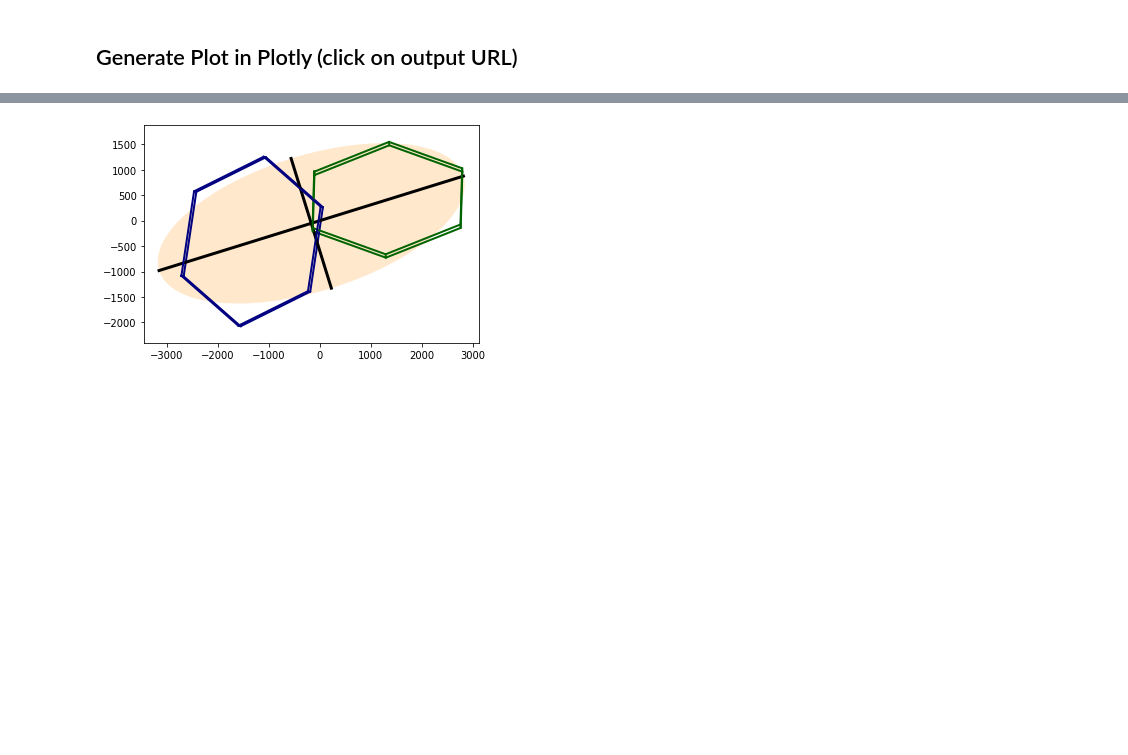
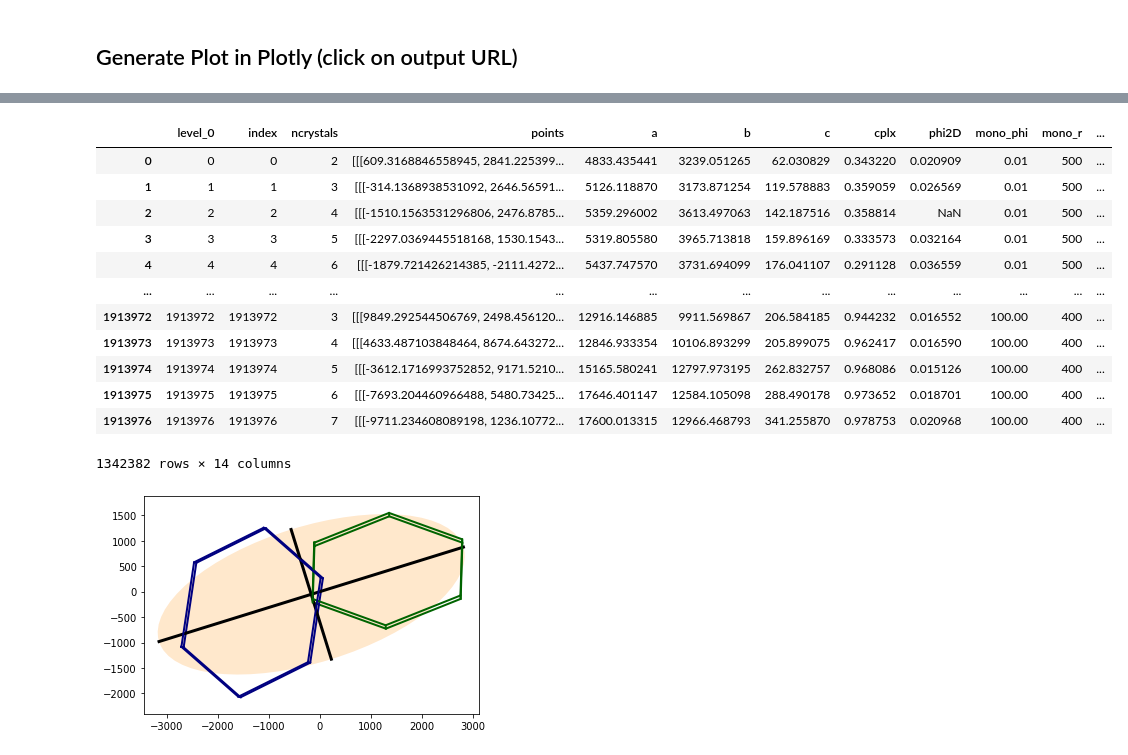
Before and after one commit to vprzybylo/IPAS, a Jupyter notebook: ipas/visualizations/Agg_Visualizations.ipynb, the cells around one changed output, grey strips where cells are left out. Saved outputs shown, nothing was run; the diff lists cells and outputs as text; code cells hidden in the pictures; blank space fills up the shorter version.

```diff
--- a/ipas/visualizations/Agg_Visualizations.ipynb
+++ b/ipas/visualizations/Agg_Visualizations.ipynb
@@ -33,7 +31,7 @@ chart_studio.tools.set_credentials_file(username=USERNAME, api_key=API_KEY)
 # %% [markdown]
 ## Read Database
 # %%
-orientation = 'rand'  # chose which orientation (rand or flat)
+orientation = 'flat'  # chose which orientation (rand or flat)
 if orientation == 'rand':
     rand_orient = True      #randomly orient the seed crystal and new crystal: uses first random orientation
     files = glob.glob("/network/rit/lab/sulialab/share/IPAS/ipas/instance_files/createdb_iceagg_rand*")[:2]
@@ -112,4 +113,20 @@ py.iplot(fig)
 [interactive output not drawn]
+# %%
+df
+# %% [output]
+|  | level_0 | index | ncrystals | points | a | b | c | cplx | phi2D | mono_phi | mono_r | ... |
+| 0 | 0 | 0 | 2 | [[[609.3168846558945, 2841.225399... | 4833.435441 | 3239.051265 | 62.030829 | 0.343220 | 0.020909 | 0.01 | 500 | ... |
+| 1 | 1 | 1 | 3 | [[[-314.1368938531092, 2646.56591... | 5126.118870 | 3173.871254 | 119.578883 | 0.359059 | 0.026569 | 0.01 | 500 | ... |
+| 2 | 2 | 2 | 4 | [[[-1510.1563531296806, 2476.8785... | 5359.296002 | 3613.497063 | 142.187516 | 0.358814 | NaN | 0.01 | 500 | ... |
+| 3 | 3 | 3 | 5 | [[[-2297.0369445518168, 1530.1543... | 5319.805580 | 3965.713818 | 159.896169 | 0.333573 | 0.032164 | 0.01 | 500 | ... |
+| 4 | 4 | 4 | 6 | [[[-1879.721426214385, -2111.4272... | 5437.747570 | 3731.694099 | 176.041107 | 0.291128 | 0.036559 | 0.01 | 500 | ... |
+| ... | ... | ... | ... | ... | ... | ... | ... | ... | ... | ... | ... | ... |
+| 1913972 | 1913972 | 1913972 | 3 | [[[9849.292544506769, 2498.456120... | 12916.146885 | 9911.569867 | 206.584185 | 0.944232 | 0.016552 | 100.00 | 400 | ... |
+| 1913973 | 1913973 | 1913973 | 4 | [[[4633.487103848464, 8674.643272... | 12846.933354 | 10106.893299 | 205.899075 | 0.962417 | 0.016590 | 100.00 | 400 | ... |
+| 1913974 | 1913974 | 1913974 | 5 | [[[-3612.1716993752852, 9171.5210... | 15165.580241 | 12797.973195 | 262.832757 | 0.968086 | 0.015126 | 100.00 | 400 | ... |
+| 1913975 | 1913975 | 1913975 | 6 | [[[-7693.204460966488, 5480.73425... | 17646.401147 | 12584.105098 | 288.490178 | 0.973652 | 0.018701 | 100.00 | 400 | ... |
+| 1913976 | 1913976 | 1913976 | 7 | [[[-9711.234608089198, 1236.10772... | 17600.013315 | 12966.468793 | 341.255870 | 0.978753 | 0.020968 | 100.00 | 400 | ... |
+1342382 rows × 14 columns
 # %%
 index = 13111  # which agg to plot
 agg = df.iloc[index]
```
Also changed, not shown: parts of 4 cells of this notebook, 5 other files.
